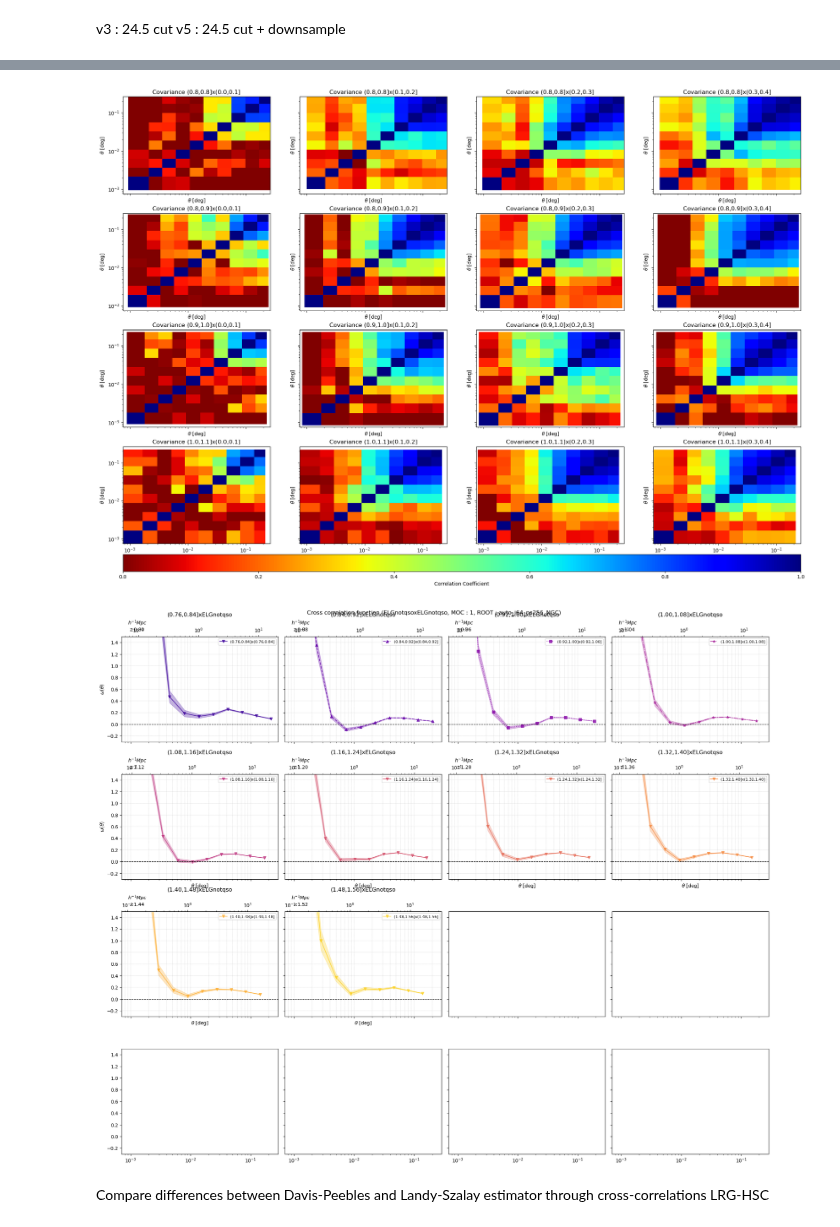
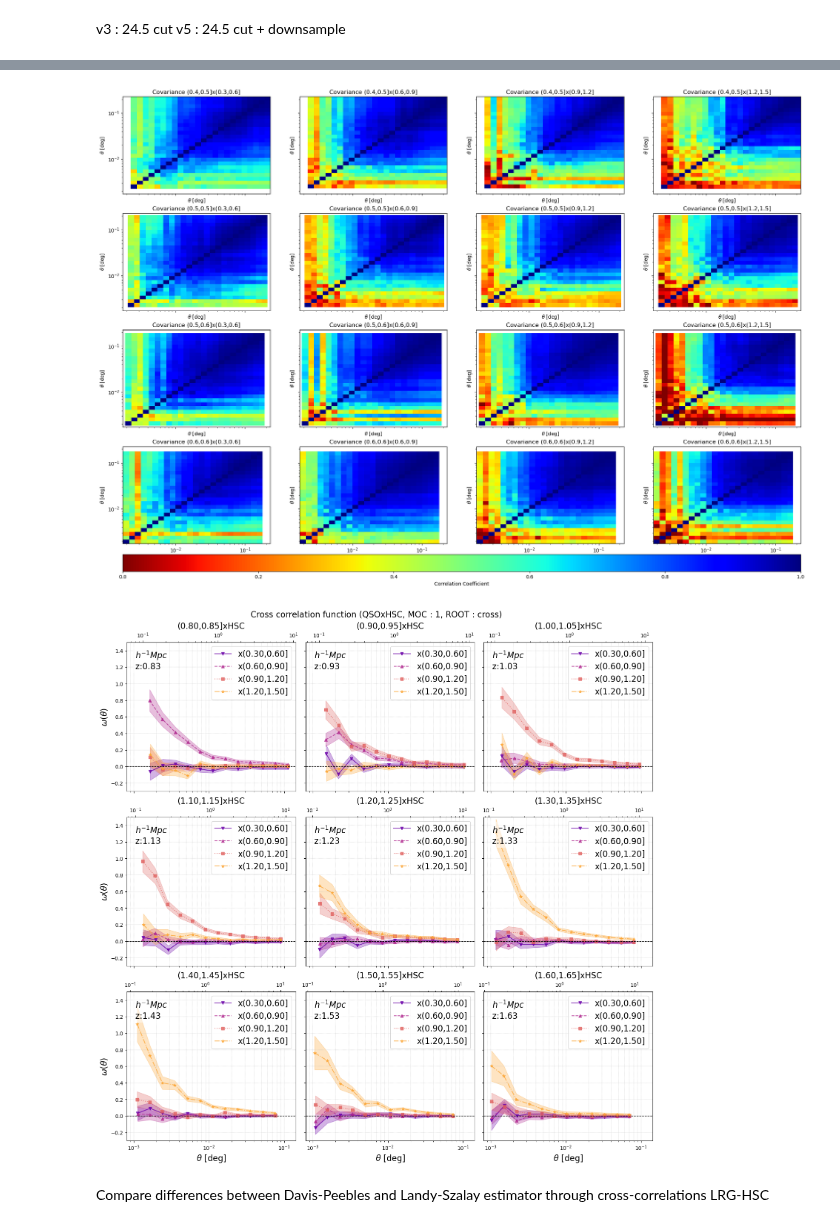
Before and after one commit to JeanCHDJdev/desi-y3-hsc, a Jupyter notebook: src/statistics/nb/plot_crosscorr.ipynb, the cells around one changed output, grey strips where cells are left out. Cells and saved outputs as stored; diff of their text form; code cells hidden in the pictures.

```diff
--- a/src/statistics/nb/plot_crosscorr.ipynb
+++ b/src/statistics/nb/plot_crosscorr.ipynb
@@ -48,8 +116,8 @@ v3 : 24.5 cut
 v5 : 24.5 cut + downsample
 # %%
 importlib.reload(cf)
-file_reader_xcorr = cf.CorrFileReader('../outputs/current4_offset/cross_j64_ns256_0_1HSC')
-tgt1 = 'LRG'
+file_reader_xcorr = cf.CorrFileReader('../outputs/v1/cross')
+tgt1 = 'QSO'
 tgt2 = 'HSC'
 moc_idx = 1
 # %%
@@ -58,5 +133,5 @@ file_reader_xcorr.make_dndz(sims=0, overwrite=True)
 # %%
-res = TwoPointEstimator.load(file_reader_xcorr.get_file(1, 5, tgt1=tgt1, tgt2='HSC', moc=1))
+res = TwoPointEstimator.load(file_reader_xcorr.get_file(1, 2, tgt1=tgt1, tgt2='HSC', moc=1))
 res.plot()
 plt.xscale('log')
 # %% [output]
@@ -72,7 +147,6 @@ for i in range(1, len(bins_tgt1)):
             result = TwoPointEstimator.load(
                 file_reader_xcorr.get_file(i, j, tgt1, tgt2, moc_idx)
                 )
-            result.rebin(2)
         except FileNotFoundError:
             continue
         try:
@@ -105,27 +179,28 @@ try:
 except IndexError:
     pass
 # %% [output]
-[figure, old version]
+[figure, new version]
 # %%
 importlib.reload(cf)
 sepmult = False
 mode = 'theta'
-rebin=2
+rebin = 2
 
-nrows = 4
-ncols = 4
-fig, axs = plt.subplots(nrows, ncols, figsize=(ncols*5, nrows*5), sharex=True, sharey=True)
+nrows = 3
+ncols = 3
+fig, axs = plt.subplots(nrows, ncols, figsize=(ncols*5, nrows*5), sharex=True, sharey=True, constrained_layout=True)
 bins_tgt1 = file_reader_xcorr.get_bins(tgt1)
 bins_tgt2 = file_reader_xcorr.get_bins(tgt2)
 axs = axs.flatten()
 plasma = plt.get_cmap('plasma')
 
 exit_plot = False
-for i in range(1, len(bins_tgt1)):
+for i, ax in zip(range(1, len(bins_tgt1), 2), axs):
     for j in range(1, len(bins_tgt2)):
         nocov = False
         try:
-            ax = axs[i-1]
+            #ax = axs[i-1]
+            pass
         except IndexError:
             exit_plot = True
         if exit_plot:
@@ -146,26 +221,11 @@ for i in range(1, len(bins_tgt1)):
             except FileNotFoundError:
                 continue
             if len(cov_results) > 1:
-                cov_result = np.sum([cr.normalize() for cr in [cov_results[2]]], axis=0)
+                cov_result = np.sum([cr.normalize() for cr in cov_results])
             else:
                 cov_result = cov_results[0].normalize()
             if rebin > 1:
                 cov_result.rebin(rebin)
-
-        # Define bin edges
-        btgt_min, btgt_max = bins_tgt1[i-1], bins_tgt1[i]
-        bhsc_min, bhsc_max = bins_tgt2[j-1], bins_tgt2[j]
-
-        # Check overlap conditions
-        if bhsc_min <= btgt_min+1e-5 and bhsc_max >= btgt_max-1e-5 :
-            #color = 'blue'  # Full overlap
-            pass
-        elif bhsc_max <= btgt_min+1e-5  or bhsc_min >= btgt_max-1e-5 :
-            #color = plasma(j/len(bins_hsc))   # No overlap
-            pass
-        else:
-            #color = 'black' # Partial overlap
-            pass
 
         color = plasma(j/len(bins_tgt2))
 
@@ -205,53 +265,58 @@ for i in range(1, len(bins_tgt1)):
             color=color,
             linestyle=ls,
             alpha=0.8,
-            label=f'({bins_tgt1[i-1]:.2f},{bins_tgt1[i]:.2f}]x({bins_tgt2[j-1]:.2f},{bins_tgt2[j]:.2f}]'
+            label=f'x({bins_tgt2[j-1]:.2f},{bins_tgt2[j]:.2f}]'
         )
 
-    if i > 4:
+    axi = list(axs).index(ax)
+    if axi > 5:
         if mode == 'theta':
-            ax.set_xlabel(r'$\theta$ [deg]')
+            ax.set_xlabel(r'$\theta$ [deg]', fontsize=16)
         elif mode == 'rp':
-            ax.set_xlabel(r'$r_p$ [Mpc/h]')
-    if i == 1 or i == 5:
+            ax.set_xlabel(r'$r_p$ [Mpc/h]', fontsize=16)
+    if axi == 0 or axi == 3 or axi == 6:
         if mode == 'theta':
-            ax.set_ylabel(r'$\omega(\theta)$' if not sepmult else r'$\theta \omega(\theta)$')
+            ax.set_ylabel(r'$\omega(\theta)$' if not sepmult else r'$\theta \omega(\theta)$', fontsize=16)
         elif mode == 'rp':
-            ax.set_ylabel(r'$w_p(r_p)$' if not sepmult else r'$r_p w(r_p) [(Mpc/h)^2]$')
+            ax.set_ylabel(r'$w_p(r_p)$' if not sepmult else r'$r_p w(r_p) [(Mpc/h)^2]$', fontsize=16)
 
     ax.grid(True, which='both', linestyle='--', lw=0.3)
     ax.set_xscale('log')
     ax.axhline(0, color='k', linestyle='--', lw=1)
-    ax.set_title(f'({bins_tgt1[i-1]:.2f},{bins_tgt1[i]:.2f}]x{tgt2}', fontsize=12)
-    ax.legend(loc='upper right', fontsize=8, ncols=2)
+    ax.set_title(f'({bins_tgt1[i-1]:.2f},{bins_tgt1[i]:.2f}]x{tgt2}', fontsize=16)
+    ax.legend(loc='upper right', fontsize=16)
     # ax.set_yscale('log')
 
     mid_z = (bins_tgt1[i-1] + bins_tgt1[i]) / 2
     tohMpc = lambda theta, z=mid_z: ct.arcsec2hMpc(theta * 3600, z=z)
     toArcsec = lambda x, z=mid_z: ct.hMpc2arcsec(x, z=z) / 3600
 
     if mode == 'theta':
         secax = ax.secondary_xaxis('top', functions=(tohMpc, toArcsec))
-        secax.set_xlabel(r'$h^{-1}Mpc$' + f'\nz:{mid_z:.2f}\n')
         #secax.set_xscale('linear')
-        secax.xaxis.set_label_coords(0.1, 0)
 
     if tgt1 == 'LRG' and not sepmult and mode == 'theta':
         #ax.set_ylim(-0.03, 0.163)
         pass
 
     ax.set_ylim(-0.3, 1.5)
 
+    ax.text(
+        0.05, 0.95, r'$h^{-1}Mpc$' + f'\nz:{mid_z:.2f}',
+        transform=ax.transAxes,
+        fontsize=16,
+        verticalalignment='top',
+        bbox=dict(facecolor='white', alpha=0.5, edgecolor='none')
+    )
+
 fig.suptitle(
     f'Cross correlation function ({tgt1}x{tgt2}, MOC : {moc_idx}, ROOT : {Path(file_reader_xcorr.ROOT).stem})',
-    fontsize=12
+    fontsize=16
     )
-fig.tight_layout()
-
-plt.subplots_adjust(bottom=0.18)
+#fig.tight_layout()
 plt.show()
 # %% [output]
-[figure, old version]
+[figure, new version]
 # %% [markdown]
 Compare differences between Davis-Peebles and Landy-Szalay estimator through cross-correlations LRG-HSC
 # %%
```
Also changed, not shown: parts of 8 cells of this notebook, 5 other files.
